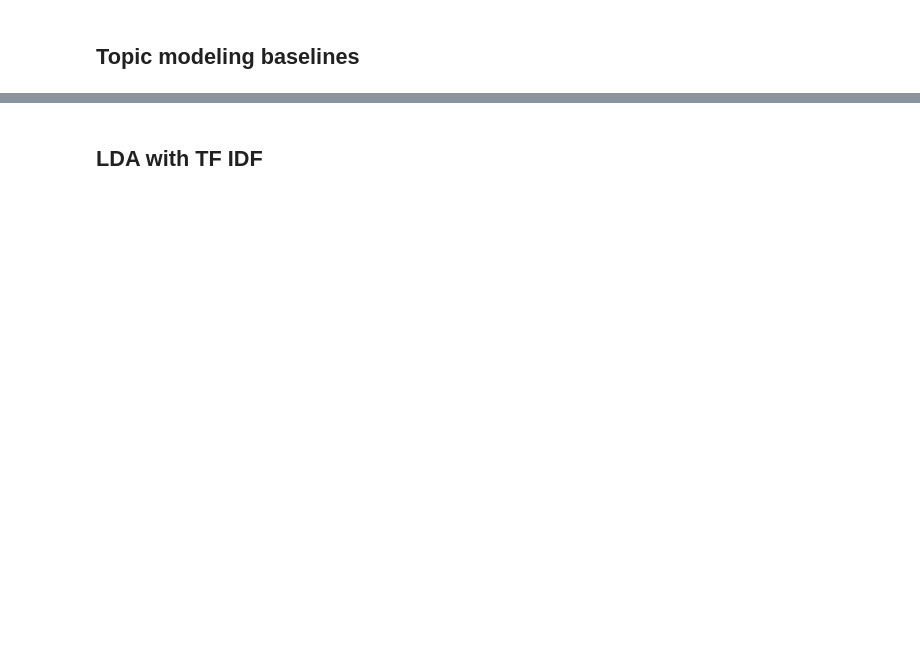
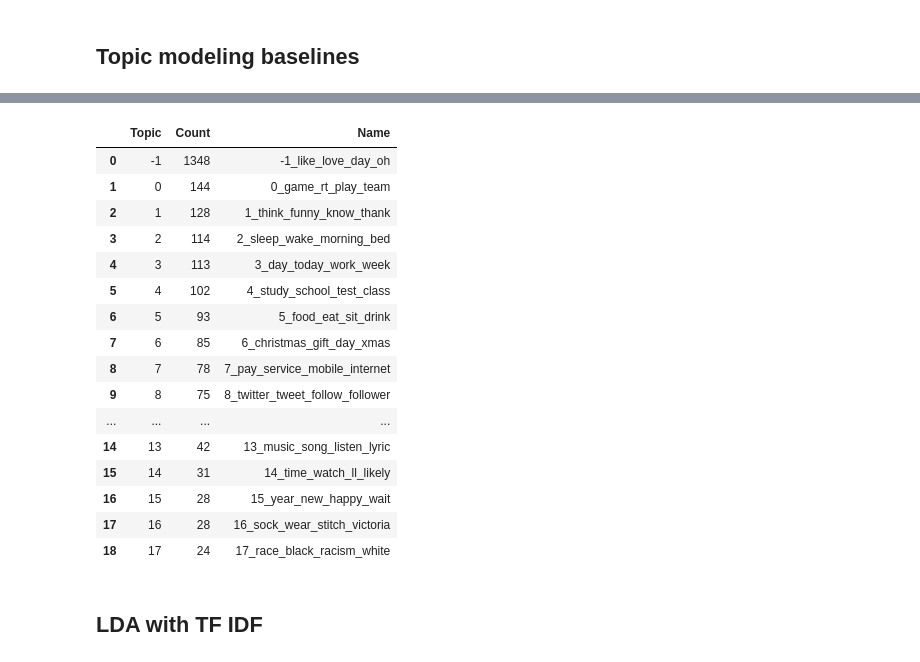
Before and after one commit to zvonimir-rezo/APT-project, a Jupyter notebook: preprocessing.ipynb, the cells around one changed output, grey strips where cells are left out. Cells and saved outputs as stored; diff of their text form; code cells hidden in the pictures; blank space fills up the shorter version.

```diff
--- a/preprocessing.ipynb
+++ b/preprocessing.ipynb
@@ -371,0 +456,6 @@ plt.show()
+# %%
+from bertopic import BERTopic
+
+topic_model = BERTopic(min_topic_size=20)
+topics, probs = topic_model.fit_transform(tweet_text_train)
+predictions = topic_model.transform(tweet_text_test)
@@ -372,3 +475,23 @@ plt.show()
+# %%
+topic_model.get_topic_info()
+# %% [output]
+|  | Topic | Count | Name |
+| 0 | -1 | 1348 | -1_like_love_day_oh |
+| 1 | 0 | 144 | 0_game_rt_play_team |
+| 2 | 1 | 128 | 1_think_funny_know_thank |
+| 3 | 2 | 114 | 2_sleep_wake_morning_bed |
+| 4 | 3 | 113 | 3_day_today_work_week |
+| 5 | 4 | 102 | 4_study_school_test_class |
+| 6 | 5 | 93 | 5_food_eat_sit_drink |
+| 7 | 6 | 85 | 6_christmas_gift_day_xmas |
+| 8 | 7 | 78 | 7_pay_service_mobile_internet |
+| 9 | 8 | 75 | 8_twitter_tweet_follow_follower |
+| ... | ... | ... | ... |
+| 14 | 13 | 42 | 13_music_song_listen_lyric |
+| 15 | 14 | 31 | 14_time_watch_ll_likely |
+| 16 | 15 | 28 | 15_year_new_happy_wait |
+| 17 | 16 | 28 | 16_sock_wear_stitch_victoria |
+| 18 | 17 | 24 | 17_race_black_racism_white |
 # %% [markdown]
 ## LDA with TF IDF
 # %%
```
Also changed, not shown: parts of 45 cells of this notebook.
